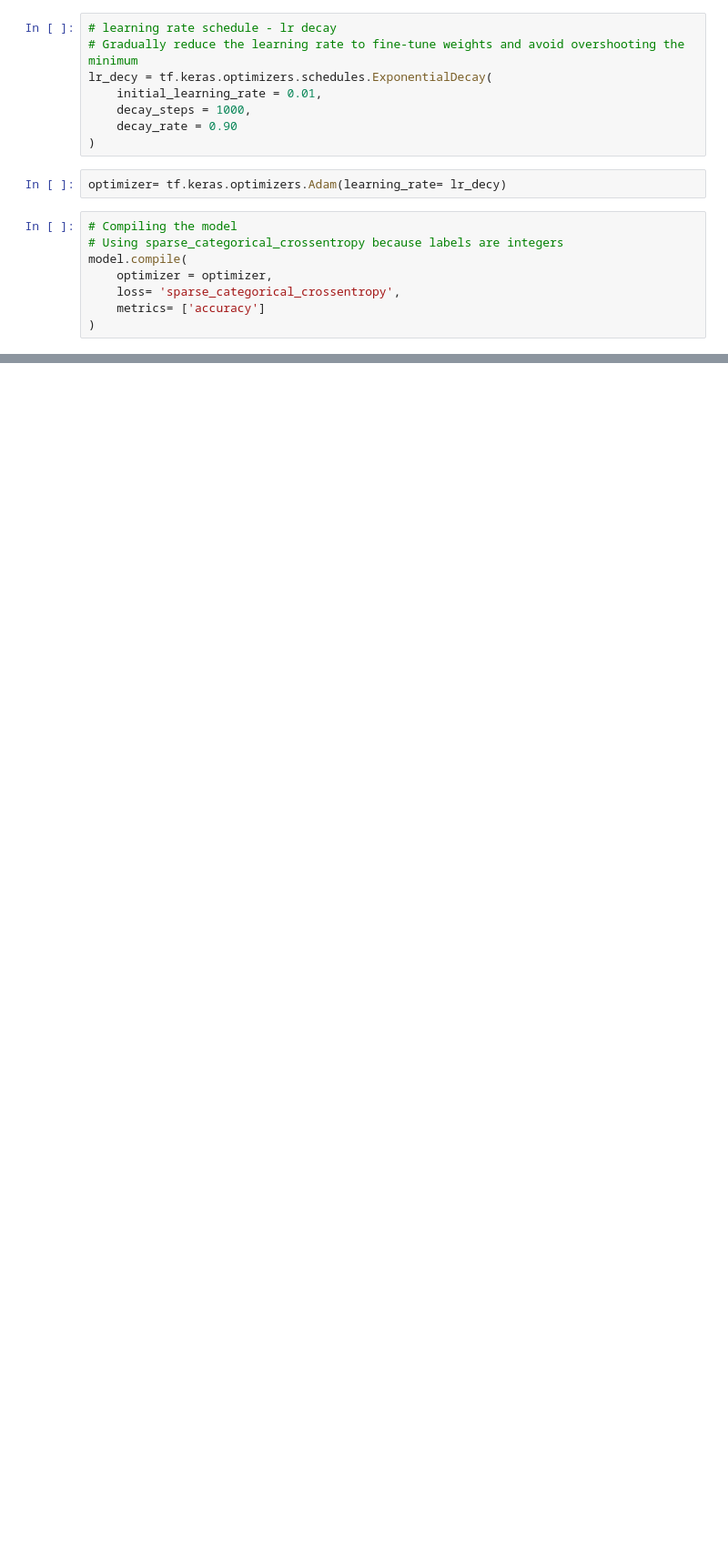
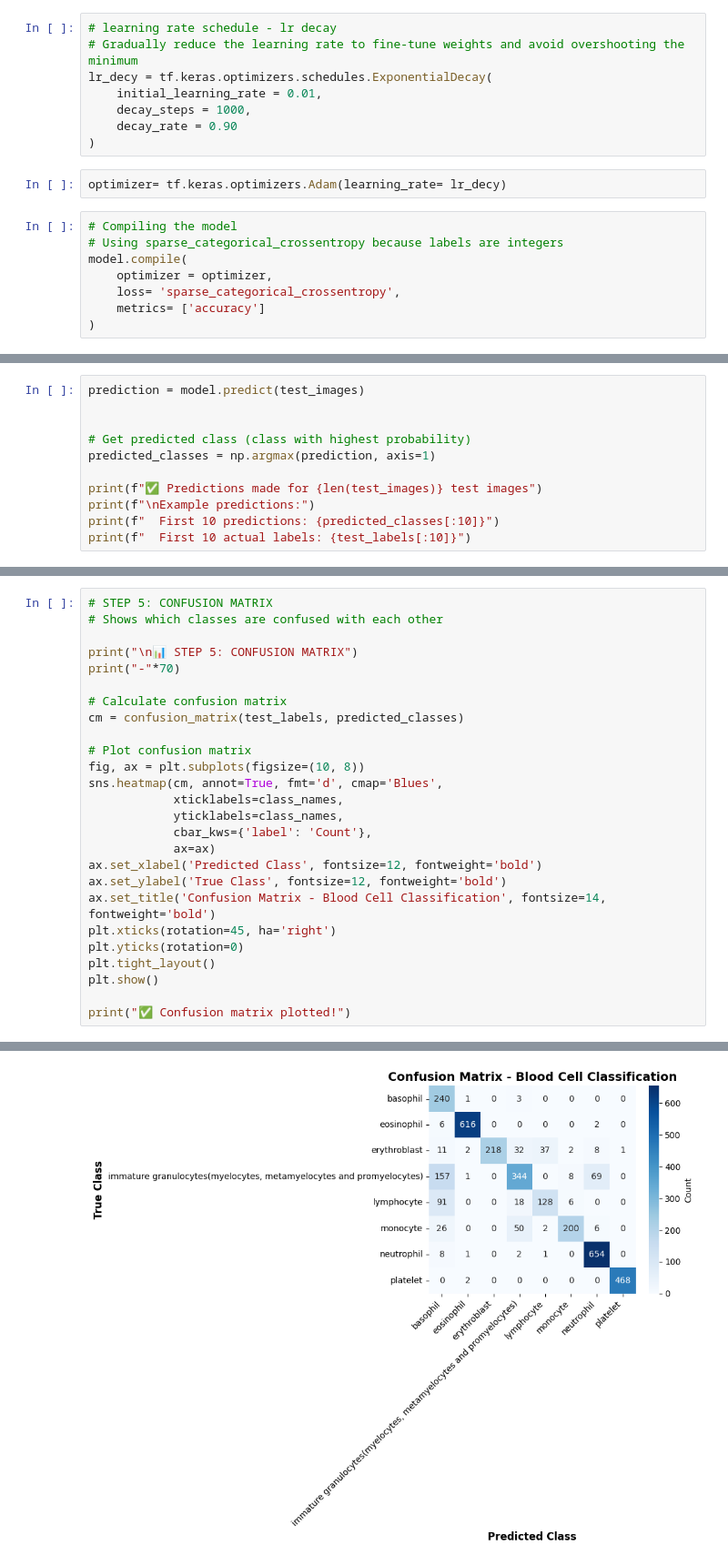
Before and after one commit to Sharddha-Sharddha/CNN-MedMNIST, a Jupyter notebook: MedMNIST_cnn_project.ipynb, the cells around one changed output, grey strips where cells are left out. Shown at 91% size. Cells and saved outputs as stored; diff of their text form; blank space fills up the shorter version.

```diff
--- a/MedMNIST_cnn_project.ipynb
+++ b/MedMNIST_cnn_project.ipynb
@@ -388,0 +555,11 @@ plt.show()
+# %%
+prediction = model.predict(test_images)
+
+
+# Get predicted class (class with highest probability)
+predicted_classes = np.argmax(prediction, axis=1)
+
+print(f"✅ Predictions made for {len(test_images)} test images")
+print(f"\nExample predictions:")
+print(f"  First 10 predictions: {predicted_classes[:10]}")
+print(f"  First 10 actual labels: {test_labels[:10]}")
@@ -388,0 +573,27 @@ plt.show()
+# %%
+# STEP 5: CONFUSION MATRIX
+# Shows which classes are confused with each other
+
+print("\n📊 STEP 5: CONFUSION MATRIX")
+print("-"*70)
+
+# Calculate confusion matrix
+cm = confusion_matrix(test_labels, predicted_classes)
+
+# Plot confusion matrix
+fig, ax = plt.subplots(figsize=(10, 8))
+sns.heatmap(cm, annot=True, fmt='d', cmap='Blues',
+            xticklabels=class_names,
+            yticklabels=class_names,
+            cbar_kws={'label': 'Count'},
+            ax=ax)
+ax.set_xlabel('Predicted Class', fontsize=12, fontweight='bold')
+ax.set_ylabel('True Class', fontsize=12, fontweight='bold')
+ax.set_title('Confusion Matrix - Blood Cell Classification', fontsize=14, fontweight='bold')
+plt.xticks(rotation=45, ha='right')
+plt.yticks(rotation=0)
+plt.tight_layout()
+plt.show()
+
+print("✅ Confusion matrix plotted!")
+# %% [output]
@@ -388,0 +602 @@ plt.show()
+[figure, added]
```
Also changed, not shown: parts of 28 cells of this notebook.
